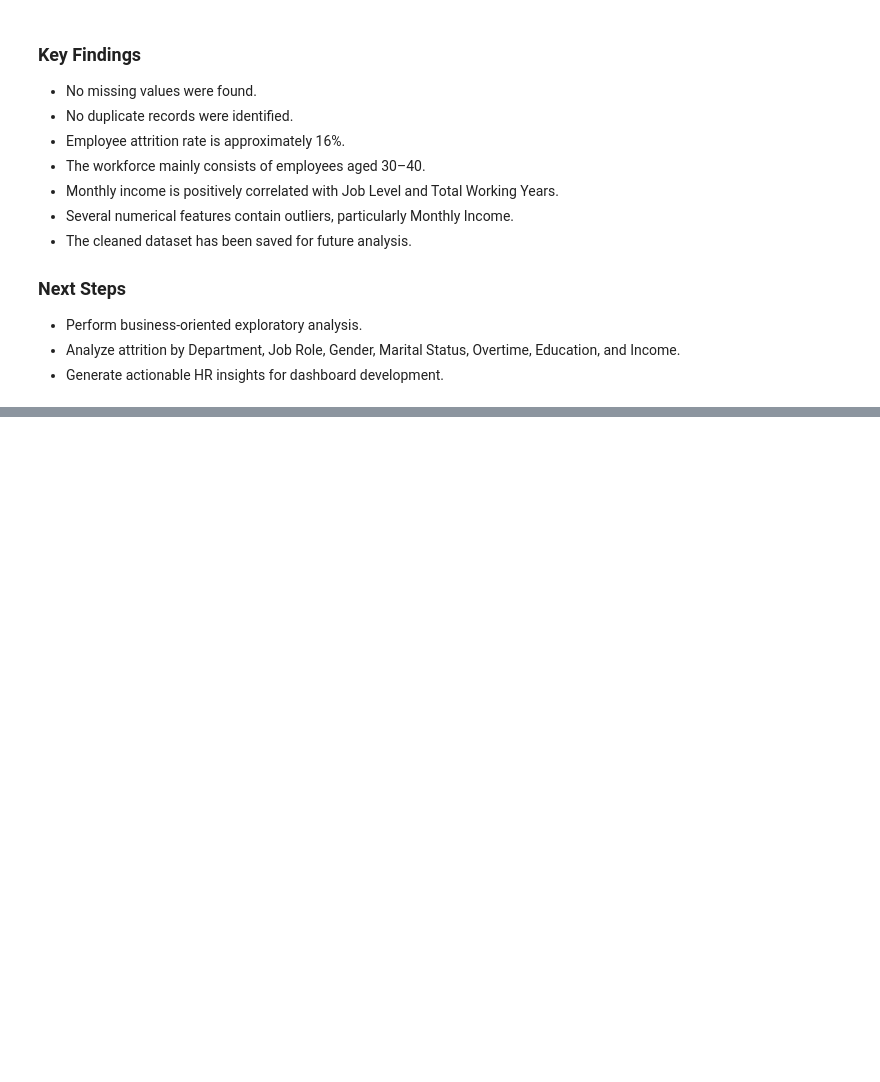
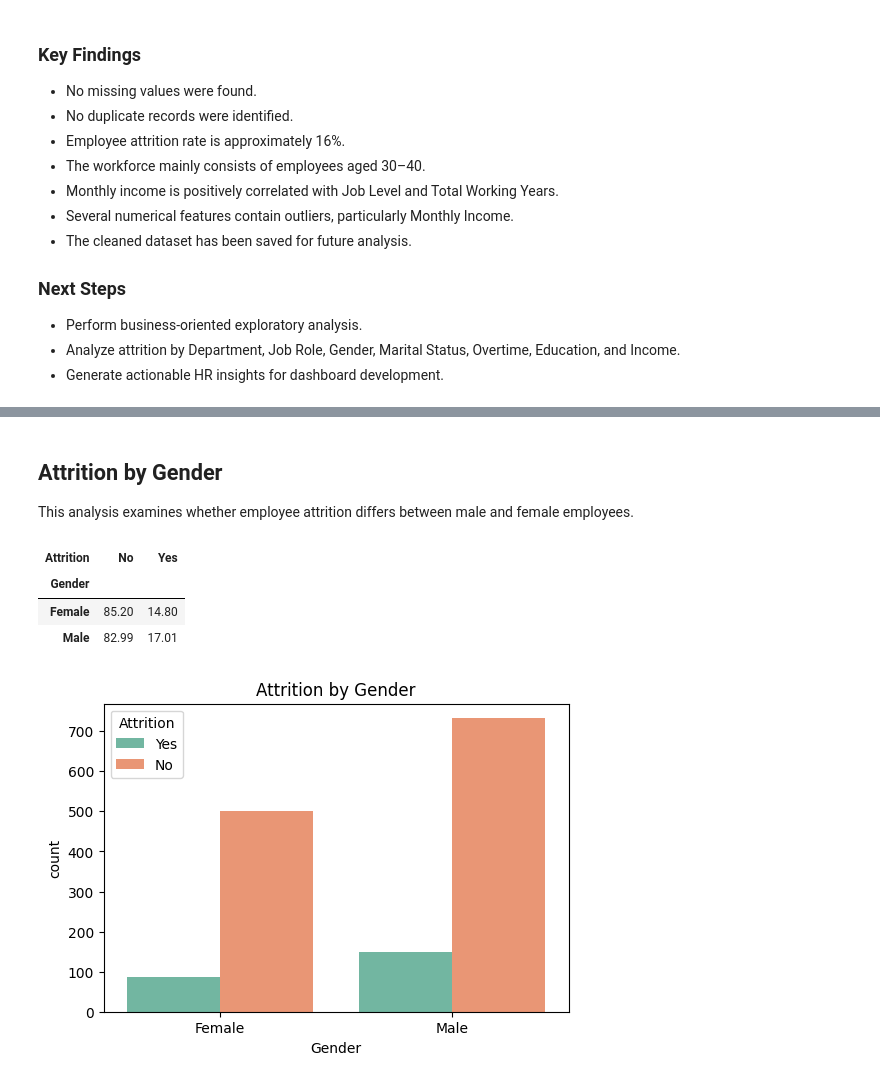
Before and after one commit to Dhineshmurali12/HR-Analytics-Employee-Attrition-Dashboard, a Jupyter notebook: notebooks/01_Data_Understanding.ipynb, the cells around one changed output, grey strips where cells are left out. Cells and saved outputs as stored; diff of their text form; code cells hidden in the pictures; blank space fills up the shorter version.

```diff
--- a/notebooks/01_Data_Understanding.ipynb
+++ b/notebooks/01_Data_Understanding.ipynb
@@ -589,0 +726,32 @@ True
+# %% [markdown]
+## Attrition by Gender
+
+This analysis examines whether employee attrition differs between male and female employees.
+# %%
+gender_attrition = pd.crosstab(
+    df["Gender"],
+    df["Attrition"],
+    normalize="index"
+) * 100
+
+gender_attrition.round(2)
+# %% [output]
+| Attrition | No | Yes |
+| Gender |  |  |
+| Female | 85.20 | 14.80 |
+| Male | 82.99 | 17.01 |
+# %%
+plt.figure(figsize=(6,4))
+
+sns.countplot(
+    data=df,
+    x="Gender",
+    hue="Attrition",
+    palette="Set2"
+)
+
+plt.title("Attrition by Gender")
+
+plt.show()
+# %% [output]
+[figure, added]
```
Also changed, not shown: parts of 29 cells of this notebook.
